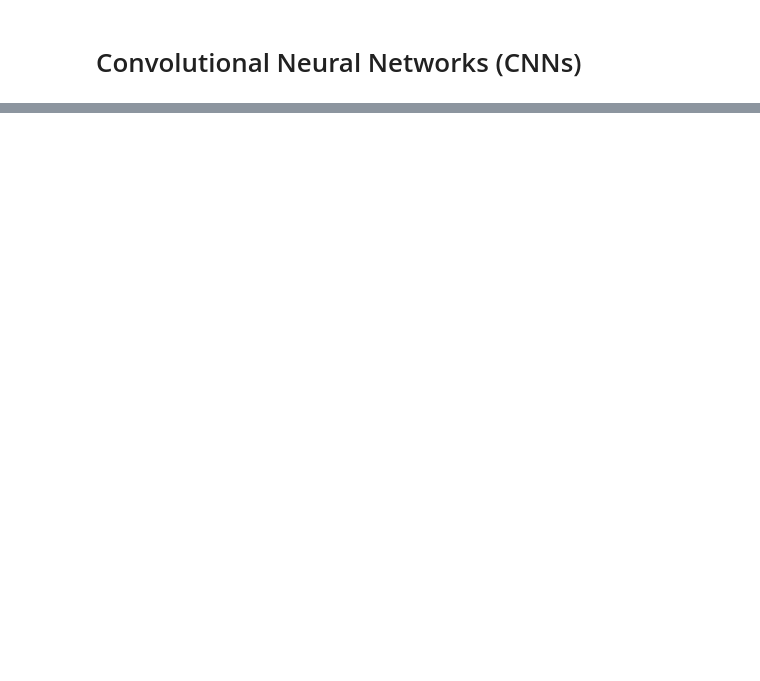
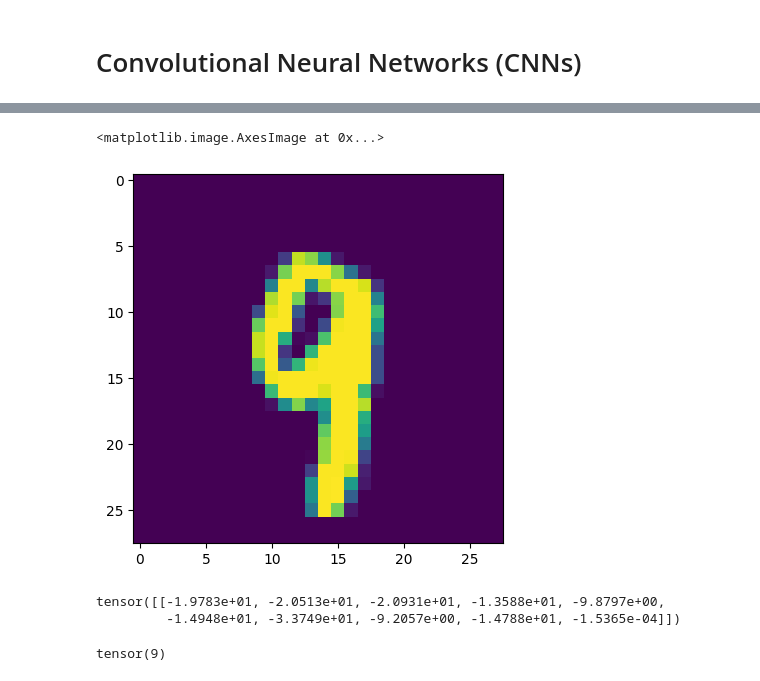
Before and after one commit to mmaazkhanhere/genai-learning-repo, a Jupyter notebook: deep-learning/deep_learning.ipynb, the cells around one changed output, grey strips where cells are left out. Saved outputs shown, nothing was run; the diff lists cells and outputs as text; code cells hidden in the pictures; blank space fills up the shorter version.

```diff
--- a/deep-learning/deep_learning.ipynb
+++ b/deep-learning/deep_learning.ipynb
@@ -1578,0 +1613,6 @@ Implementing adaptive control systems
+# %%
+# convert the mnist image files into a tensor of 4 dimension
+# to keep track of number of images, width, height, and color
+# channel
+
+transform = transforms.ToTensor()
@@ -1578,0 +1925,5 @@ Implementing adaptive control systems
+# %%
+plt.imshow(test_data[4143][0].reshape(28, 28))
+# %% [output]
+<matplotlib.image.AxesImage at 0x...>
+[figure, added]
@@ -1578,0 +1934,9 @@ Implementing adaptive control systems
+# %%
+new_prediction
+# %% [output]
+tensor([[-1.9783e+01, -2.0513e+01, -2.0931e+01, -1.3588e+01, -9.8797e+00,
+         -1.4948e+01, -3.3749e+01, -9.2057e+00, -1.4788e+01, -1.5365e-04]])
+# %%
+new_prediction.argmax()
+# %% [output]
+tensor(9)
```
Also changed, not shown: parts of 53 cells of this notebook, 1 other file.
